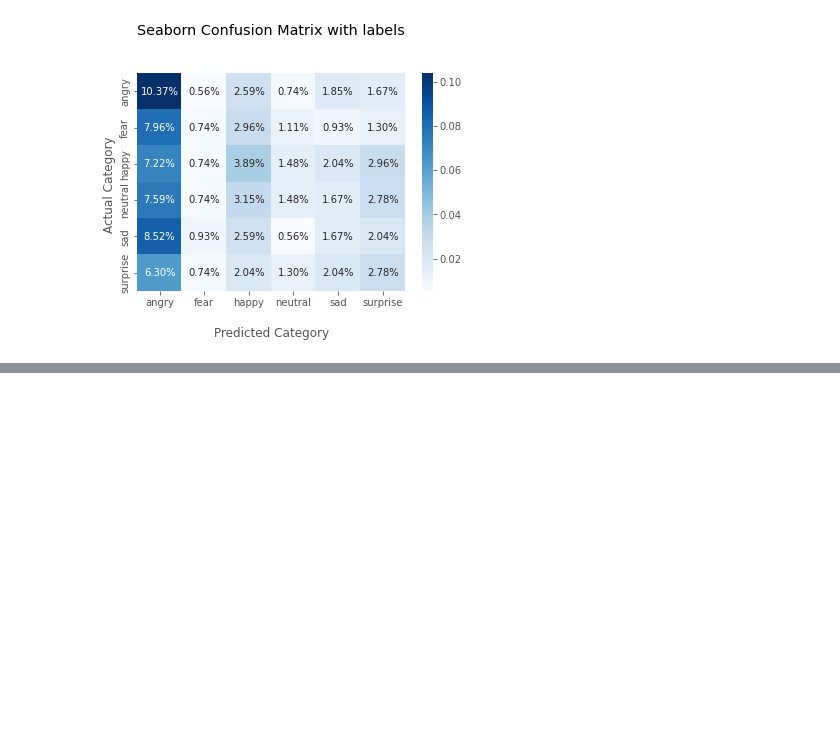
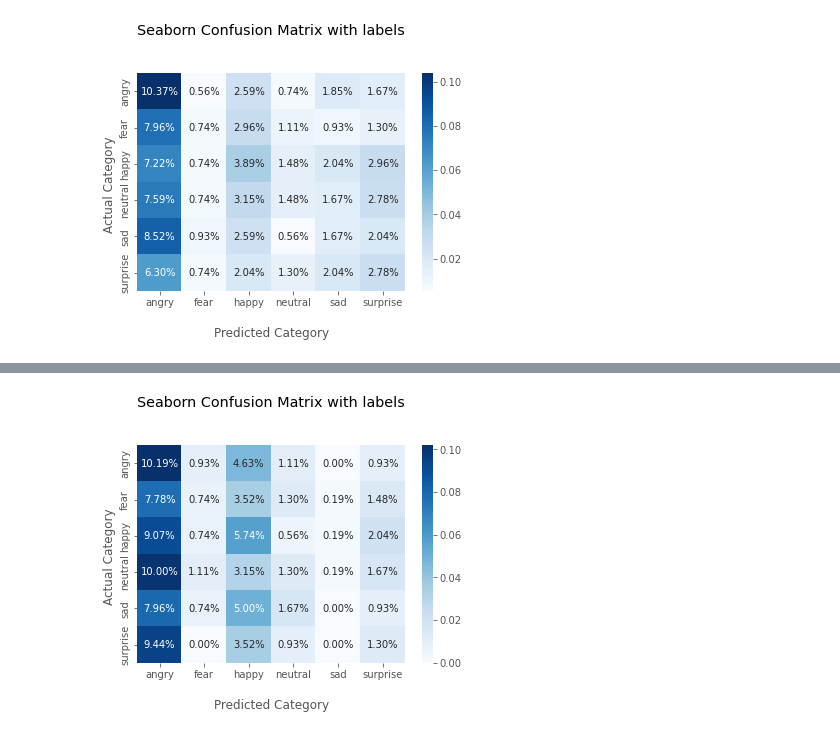
Before and after one commit to cristina-iacob99/licenta, a Jupyter notebook: ResNet50.ipynb, the cells around one changed output, grey strips where cells are left out. Cells and saved outputs as stored; diff of their text form; code cells hidden in the pictures; blank space fills up the shorter version.

```diff
--- a/ResNet50.ipynb
+++ b/ResNet50.ipynb
@@ -1512,0 +1836,25 @@ plt.show()
+# %%
+import seaborn as sns
+import matplotlib.pyplot as plt
+from sklearn.metrics import confusion_matrix
+
+%matplotlib inline
+plt.close('all')
+
+# Get the confusion matrix
+cf_matrix = confusion_matrix(test_labels, y_pred)
+
+ax = sns.heatmap(cf_matrix/np.sum(cf_matrix), annot=True, fmt='.2%', cmap='Blues')
+
+ax.set_title('Seaborn Confusion Matrix with labels\n\n')
+ax.set_xlabel('\nPredicted Category')
+ax.set_ylabel('Actual Category ')
+
+## Ticket labels - List must be in alphabetical order
+ax.xaxis.set_ticklabels(['angry','fear', 'happy', 'neutral', 'sad', 'surprise'])
+ax.yaxis.set_ticklabels(['angry','fear', 'happy', 'neutral', 'sad', 'surprise'])
+
+## Display the visualization of the Confusion Matrix.
+plt.show()
+# %% [output]
+[figure, added]
```
Also changed, not shown: parts of 14 cells of this notebook, 2 other files.
